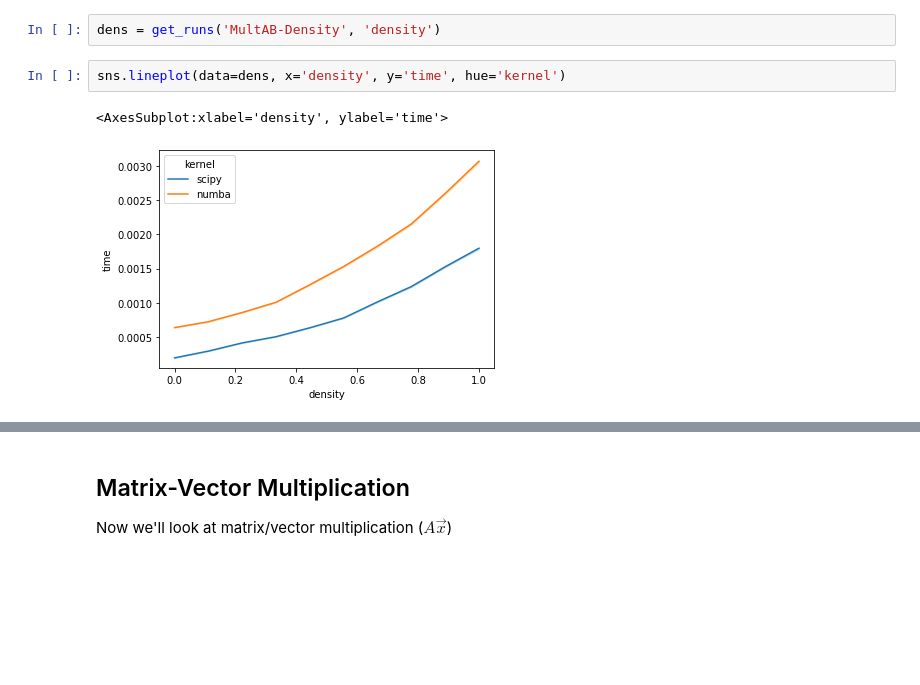
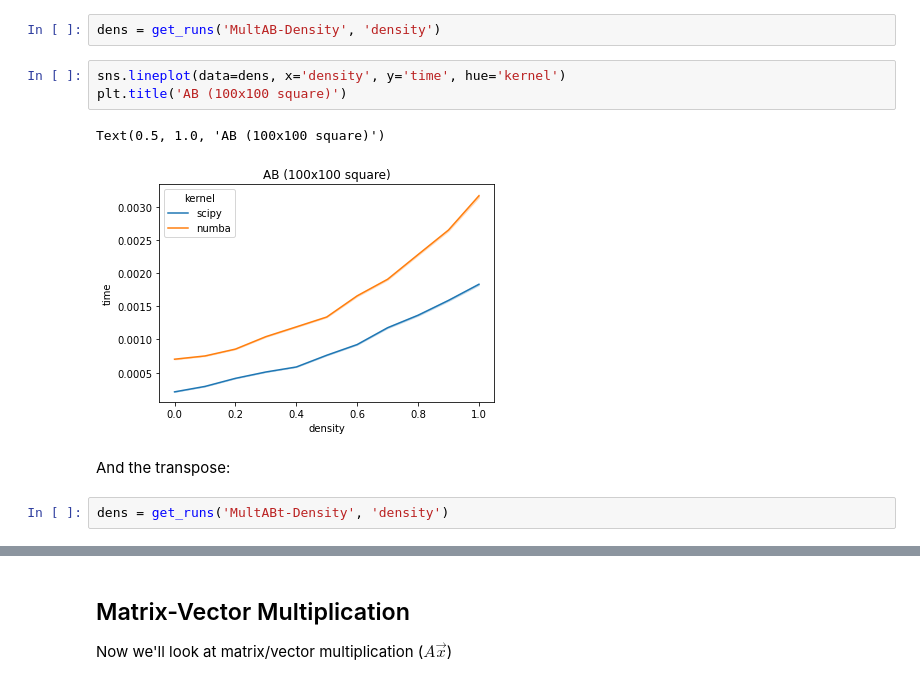
Before and after one commit to lenskit/csr, a Jupyter notebook: Timings.ipynb, the cells around one changed output, grey strips where cells are left out. Drawn from its saved outputs; the diff is of its cells as text; blank space fills up the shorter version.

Commit message:
Benchmark transposed multiply

```diff
--- a/Timings.ipynb
+++ b/Timings.ipynb
@@ -80,6 +85,11 @@ We now measure sweeping a 100x100 square matrix multiply by increasing density.
 dens = get_runs('MultAB-Density', 'density')
 # %%
 sns.lineplot(data=dens, x='density', y='time', hue='kernel')
+plt.title('AB (100x100 square)')
 # %% [output]
-<AxesSubplot:xlabel='density', ylabel='time'>
+Text(0.5, 1.0, 'AB (100x100 square)')
-[figure, old version]
+[figure, new version]
+# %% [markdown]
+And the transpose:
+# %%
+dens = get_runs('MultABt-Density', 'density')
```
Also changed, not shown: parts of 5 cells of this notebook, 1 other file.
